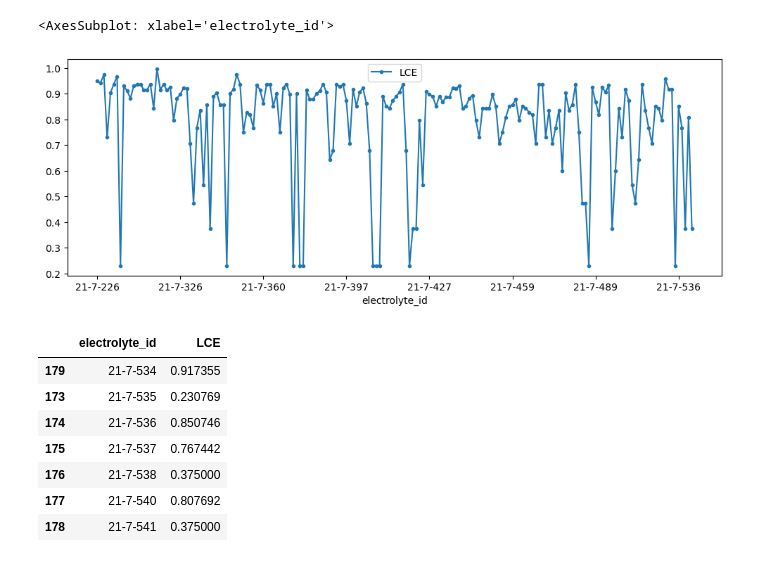
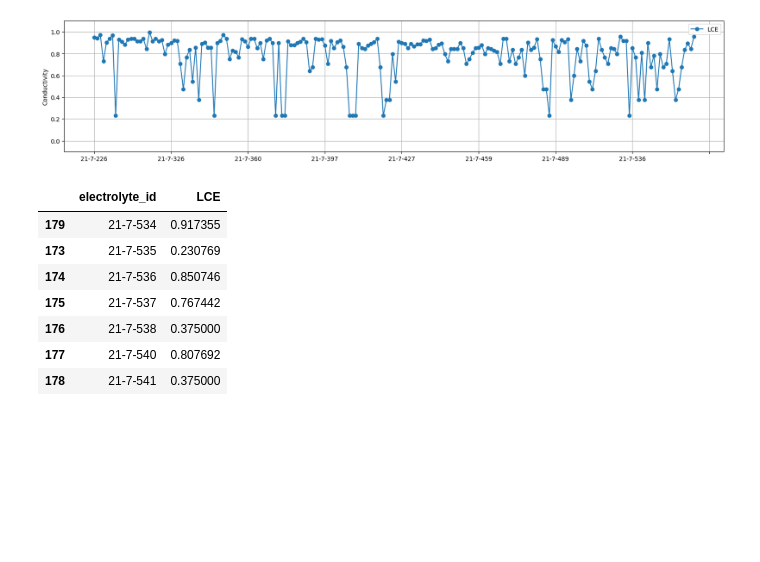
Before and after one commit to zleung9/bo-electrolyte, a Jupyter notebook: notebooks/lce_analysis.ipynb, the cells around one changed output. Drawn from its saved outputs; the diff is of its cells as text; code cells hidden in the pictures; blank space fills up the shorter version.

```diff
--- a/notebooks/lce_analysis.ipynb
+++ b/notebooks/lce_analysis.ipynb
@@ -80,9 +100,16 @@ ds_lm.normalize_components(by="total_mass", inplace=True)
-# %%
-df_sort = ds_lm.dataframe.sort_values(axis="index", by="electrolyte_id")
-df_sort.plot(x="electrolyte_id", y="LCE", ls="-", marker=".", figsize=(12,4))
-# %% [output]
-<AxesSubplot: xlabel='electrolyte_id'>
-[figure, removed]
+# %%
+fig, ax = plt.subplots(figsize=(20,4))
+df_sort.plot(x="electrolyte_id", y="LCE", marker="o", ax=ax)
+# ax.set_xticks(df_sort["lab_batch"])
+# ticks = list(map(lambda x: str(int(x[0])) + ": " + x[1], df_.loc[:, ["lab_batch","Electrolyte ID"]].to_numpy()))
+# ax.set_xticklabels(ticks, rotation=-90, ha="center", va="top")
+ax.set_ylim([-0.1, 1.1])
+ax.set_xlabel("")
+ax.set_ylabel(target)
+ax.legend()
+ax.grid(1)
+# %% [output]
+[figure, added]
 # %%
 df_sort.tail(7).loc[:, ["electrolyte_id","LCE"]]
 # %% [output]
```
Also changed, not shown: parts of 10 cells of this notebook.
